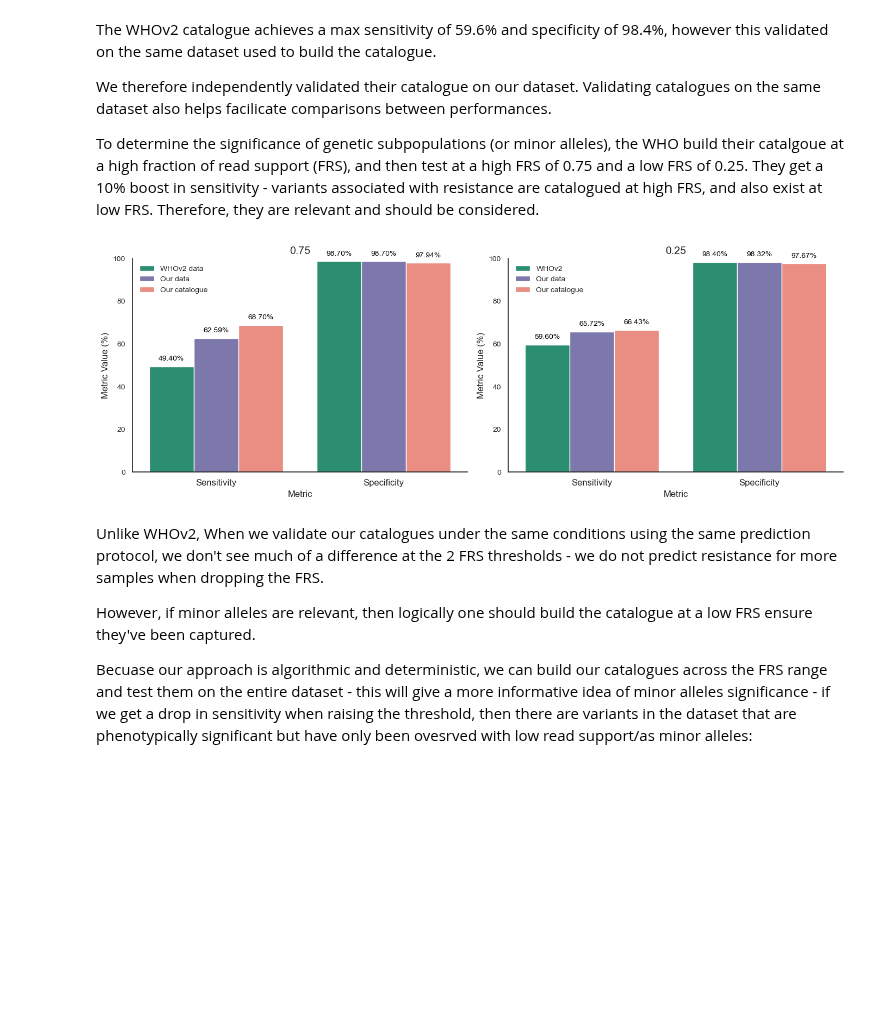
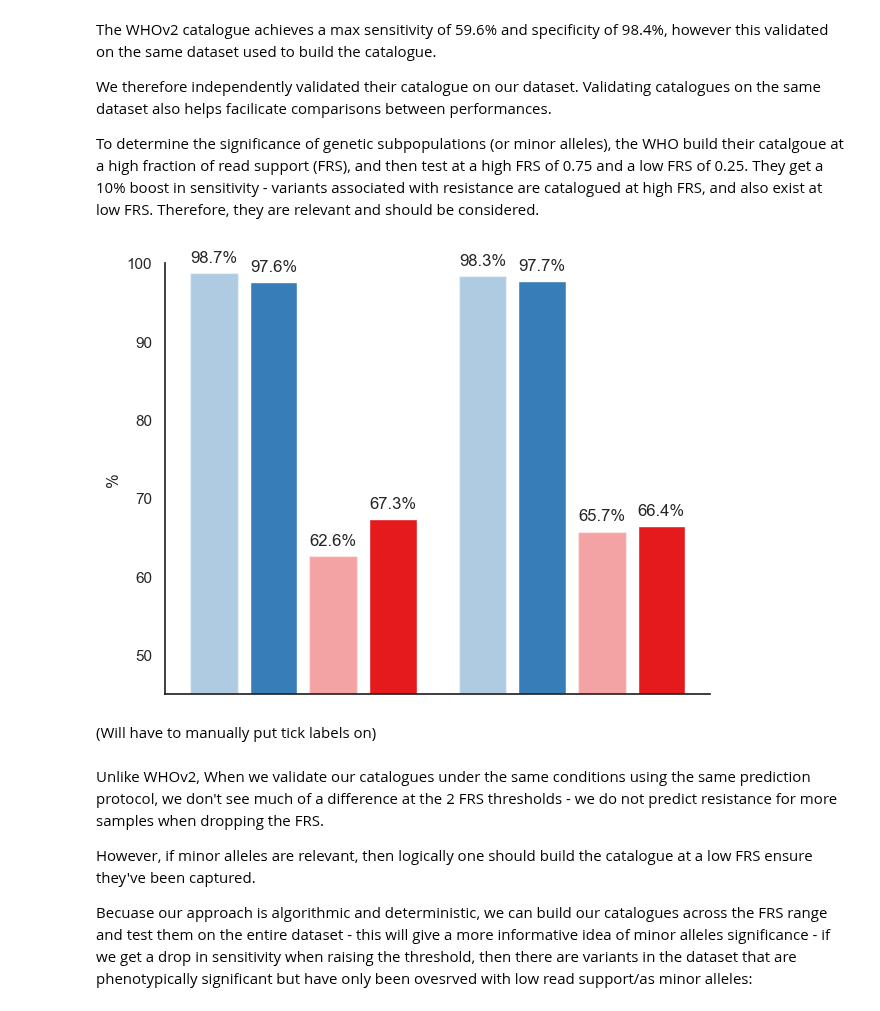
Before and after one commit to fowler-lab/tb-bdq-cat, a Jupyter notebook: Results_1.ipynb, the cells around one changed output. Drawn from its saved outputs; the diff is of its cells as text; code cells hidden in the pictures; blank space fills up the shorter version.

```diff
--- a/Results_1.ipynb
+++ b/Results_1.ipynb
@@ -1032,24 +1049,63 @@ catalogue_75.to_piezo("NC_000962.3", f"BDQ-FRS-75-2024.07", "1.1", "BDQ", piezo_
 cm, _cov, _sens_75, _spec_75, _FN_ids, _FP_ids = piezo_predict(all[all.FRS>=0.75], f"./catalogues/manuscript_2/var_frs/catalogue_75.csv", "BDQ", Print=False, U_to_S=True)
 
 cm, _cov, _sens_25, _spec_25, _FN_ids, _FP_ids = piezo_predict(all[all.FRS>=0.25], f"./catalogues/manuscript_2/var_frs/catalogue_75.csv", "BDQ", Print=False, U_to_S=True)
-# %%
-# combine performance charts into one axis
-performance = {
-    0.75: {
-        "WHOv2 data": {"Sensitivity": 49.4, "Specificity": 98.7},
-        "Our data": {"Sensitivity": _who_sens_75 * 100, "Specificity": _who_spec_75 * 100},
-        "Our catalogue": {"Sensitivity": _sens_75 * 100, "Specificity": _spec_75 * 100},
-    },
-    0.25: {
-        "WHOv2": {"Sensitivity": 59.6, "Specificity": 98.4},
-        "Our data": {"Sensitivity": _who_sens_25 * 100, "Specificity": _who_spec_25 * 100},
-        "Our catalogue": {"Sensitivity": _sens_25 * 100, "Specificity": _spec_25 * 100},
-    },
-}
-
-utils.compare_metrics_groups(performance, figsize=(14, 5))
-# %% [output]
-[figure, removed]
+# %%
+# combine performance charts into one axis
+performance = {
+    0.75: {
+        # "WHOv2 data": {"Sensitivity": 49.4, "Specificity": 98.7},
+        "Our data": {
+            "Sensitivity": _who_sens_75 * 100,
+            "Specificity": _who_spec_75 * 100,
+        },
+        "Our catalogue": {"Sensitivity": _sens_75 * 100, "Specificity": _spec_75 * 100},
+    },
+    0.25: {
+        # "WHOv2": {"Sensitivity": 59.6, "Specificity": 98.4},
+        "Our data": {
+            "Sensitivity": _who_sens_25 * 100,
+            "Specificity": _who_spec_25 * 100,
+        },
+        "Our catalogue": {"Sensitivity": _sens_25 * 100, "Specificity": _spec_25 * 100},
+    },
+}
+
+# utils.compare_metrics_groups(performance, figsize=(6.5, 4))
+
+# plot is correct but struggling to get seaborn to handle the spacing of the groups, so do more manually
+
+performance = {
+    "who_spec_75": _who_spec_75 * 100,
+    "our_spec_75": _spec_75 * 100,
+    "who_sens_75": _who_sens_75 * 100,
+    "our_sens_75": _sens_75 * 100,
+    "who_spec_25": _who_spec_25 * 100,
+    "our_spec_25": _spec_25 * 100,
+     "who_sens_25": _who_sens_25 * 100,
+    "our_sens_25": _sens_25 * 100,
+}
+
+colors = [ '#377eb8', '#377eb8', '#e41a1c', '#e41a1c', '#377eb8', '#377eb8', '#e41a1c', '#e41a1c',]
+alphas = [0.4, 1.0, 0.4, 1.0, 0.4, 1.0, 0.4, 1.0]  # Alternating opacity
+
+fig, ax = plt.subplots()
+positions = [0, 1, 2, 3, 4.5, 5.5, 6.5, 7.5]  # Increase the gap between the 4th and 5th bar
+
+# Create the bar plot with custom positions and opacities
+for i, (key, value) in enumerate(performance.items()):
+    ax.bar(positions[i], value, color=colors[i], alpha=alphas[i])
+for i, (key, value) in enumerate(performance.items()):
+    plt.text(positions[i], value + 1, f"{value:.1f}%", ha="center", va="bottom")
+plt.ylabel("%", fontsize=12)
+ax.set_xticks([])
+plt.ylim(45, 100)
+sns.despine()
+plt.tight_layout()
+plt.show()
+# %% [output]
+[figure, added]
+# %% [markdown]
+(Will have to manually put tick labels on)
 # %% [markdown]
 Unlike WHOv2, When we validate our catalogues under the same conditions using the same prediction protocol, we don't see much of a difference at the 2 FRS thresholds - we do not predict resistance for more samples when dropping the FRS.
 
```
Also changed, not shown: parts of 18 cells of this notebook.
